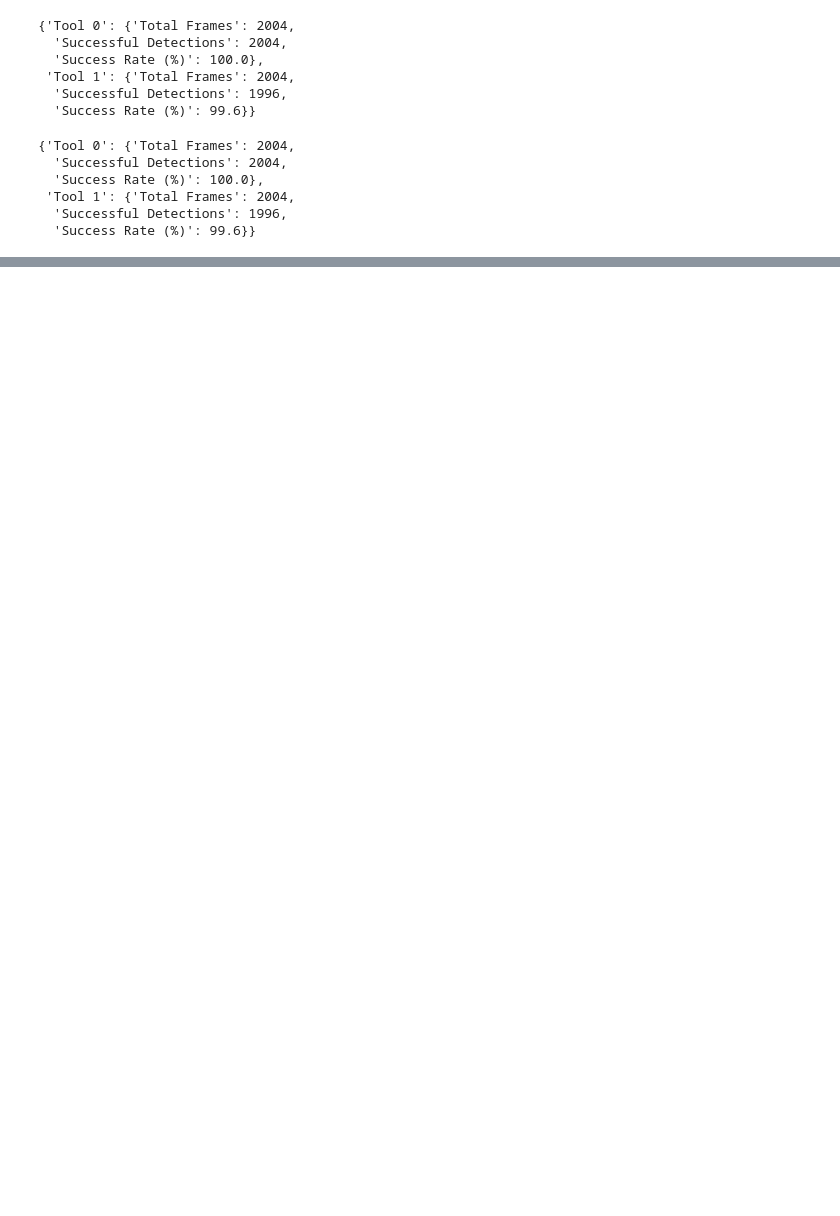
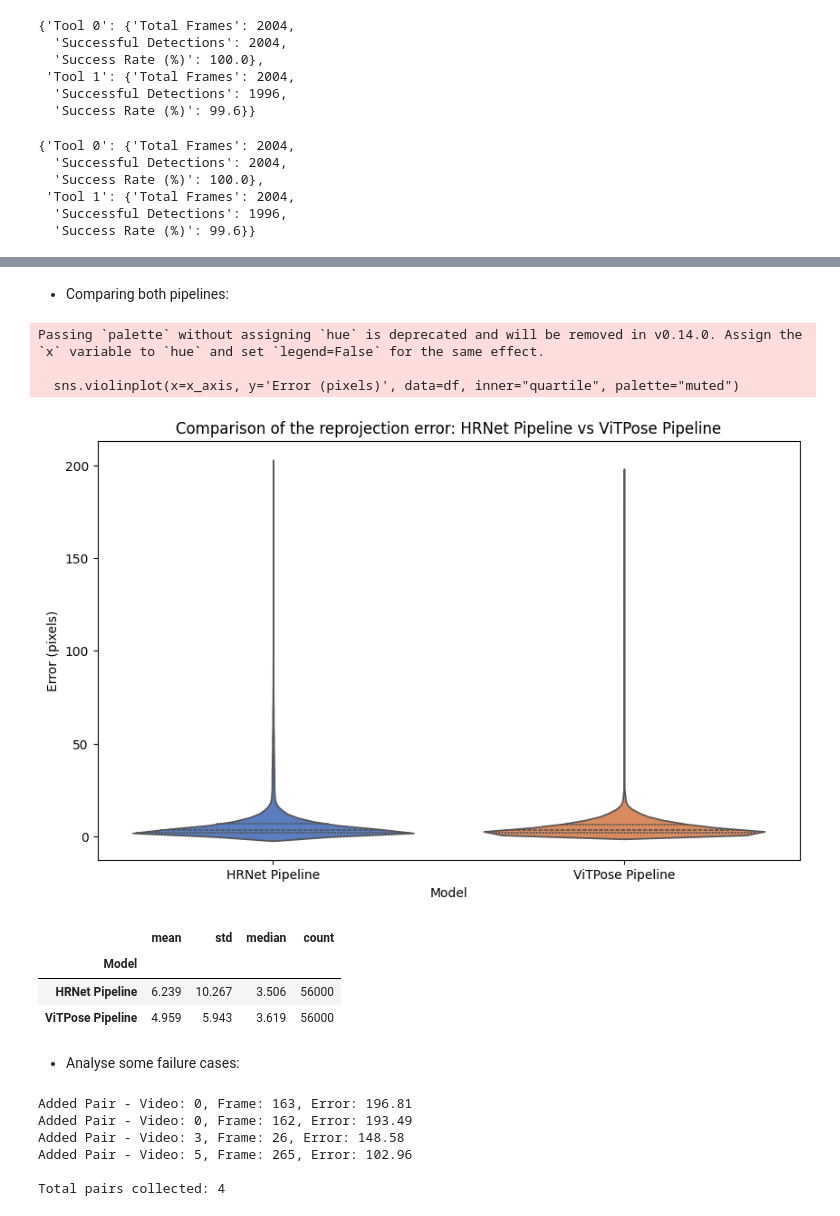
Before and after one commit to ONS-BOUSBIH/robotic-surgical-vision-thesis, a Jupyter notebook: notebooks/triangulation/keypoints_detection_triangulation_assessment.ipynb, the cells around one changed output, grey strips where cells are left out. Cells and saved outputs as stored; diff of their text form; code cells hidden in the pictures; blank space fills up the shorter version.

```diff
--- a/notebooks/triangulation/keypoints_detection_triangulation_assessment.ipynb
+++ b/notebooks/triangulation/keypoints_detection_triangulation_assessment.ipynb
@@ -324,0 +364,17 @@ plot_inference_results(inferencer, img_test)
+# %% [markdown]
+* Comparing both pipelines:
+# %%
+viz_comparison = TriangulationVisualizer(output_dir='results/Keypoints_detection/inference_results/triangulation/comparison')
+# %%
+viz_comparison.reprojection_error_violin_plots([all_results_hrnet,all_results_vitpose], model_names=['HRNet Pipeline','ViTPose Pipeline'])
+# %% [output]
+Passing `palette` without assigning `hue` is deprecated and will be removed in v0.14.0. Assign the `x` variable to `hue` and set `legend=False` for the same effect.
+
+  sns.violinplot(x=x_axis, y='Error (pixels)', data=df, inner="quartile", palette="muted")
+[figure, added]
+|  | mean | std | median | count |
+| Model |  |  |  |  |
+| HRNet Pipeline | 6.239 | 10.267 | 3.506 | 56000 |
+| ViTPose Pipeline | 4.959 | 5.943 | 3.619 | 56000 |
+# %% [markdown]
+* Analyse some failure cases:
@@ -324,0 +425,35 @@ plot_inference_results(inferencer, img_test)
+# %%
+frames_per_video = 334
+worst_cases = get_failure_cases(all_results_vitpose, error_threshold=100)
+
+# Initialize the list of lists
+failure_path_pairs = []
+
+for case in worst_cases:
+    v = case['video_idx']
+    f = case['frame_idx']
+
+    # Calculate global index for flat list of 2004 items
+    global_idx = (v * frames_per_video) + f
+
+    # Safety check for index range
+    if global_idx < len(test_paths_l):
+        img_l_path = test_paths_l[global_idx]
+        img_r_path = test_paths_r[global_idx]
+
+        # Append the pair as a list
+        failure_path_pairs.append([img_l_path, img_r_path])
+
+        print(f"Added Pair - Video: {v}, Frame: {f}, Error: {case['error']:.2f}")
+    else:
+        print(f"Warning: Global index {global_idx} out of range for lists.")
+
+# To see your result:
+print(f"\nTotal pairs collected: {len(failure_path_pairs)}")
+# %% [output]
+Added Pair - Video: 0, Frame: 163, Error: 196.81
+Added Pair - Video: 0, Frame: 162, Error: 193.49
+Added Pair - Video: 3, Frame: 26, Error: 148.58
+Added Pair - Video: 5, Frame: 265, Error: 102.96
+
+Total pairs collected: 4
```
Also changed, not shown: parts of 29 cells of this notebook, 3 other files.
